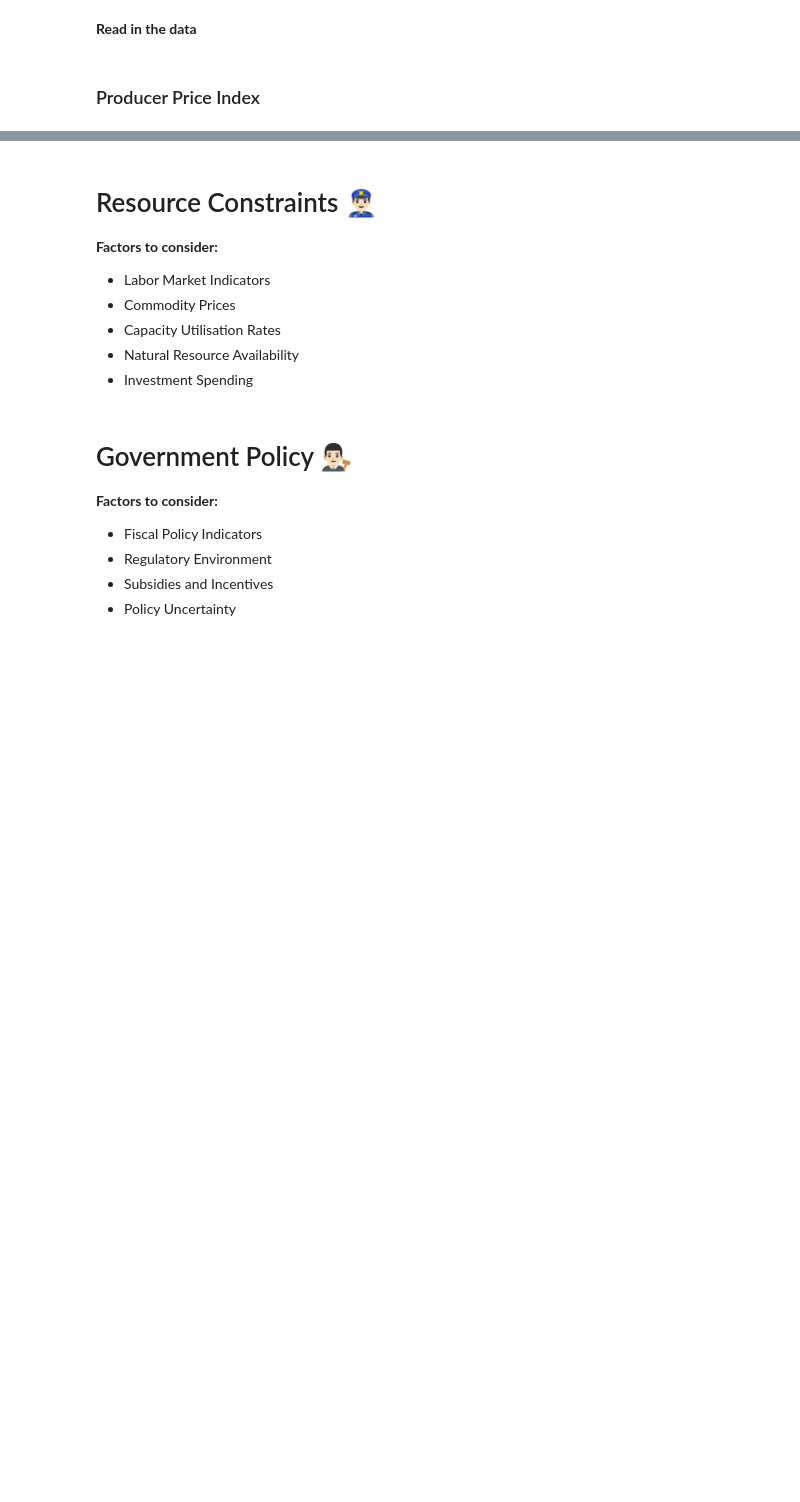
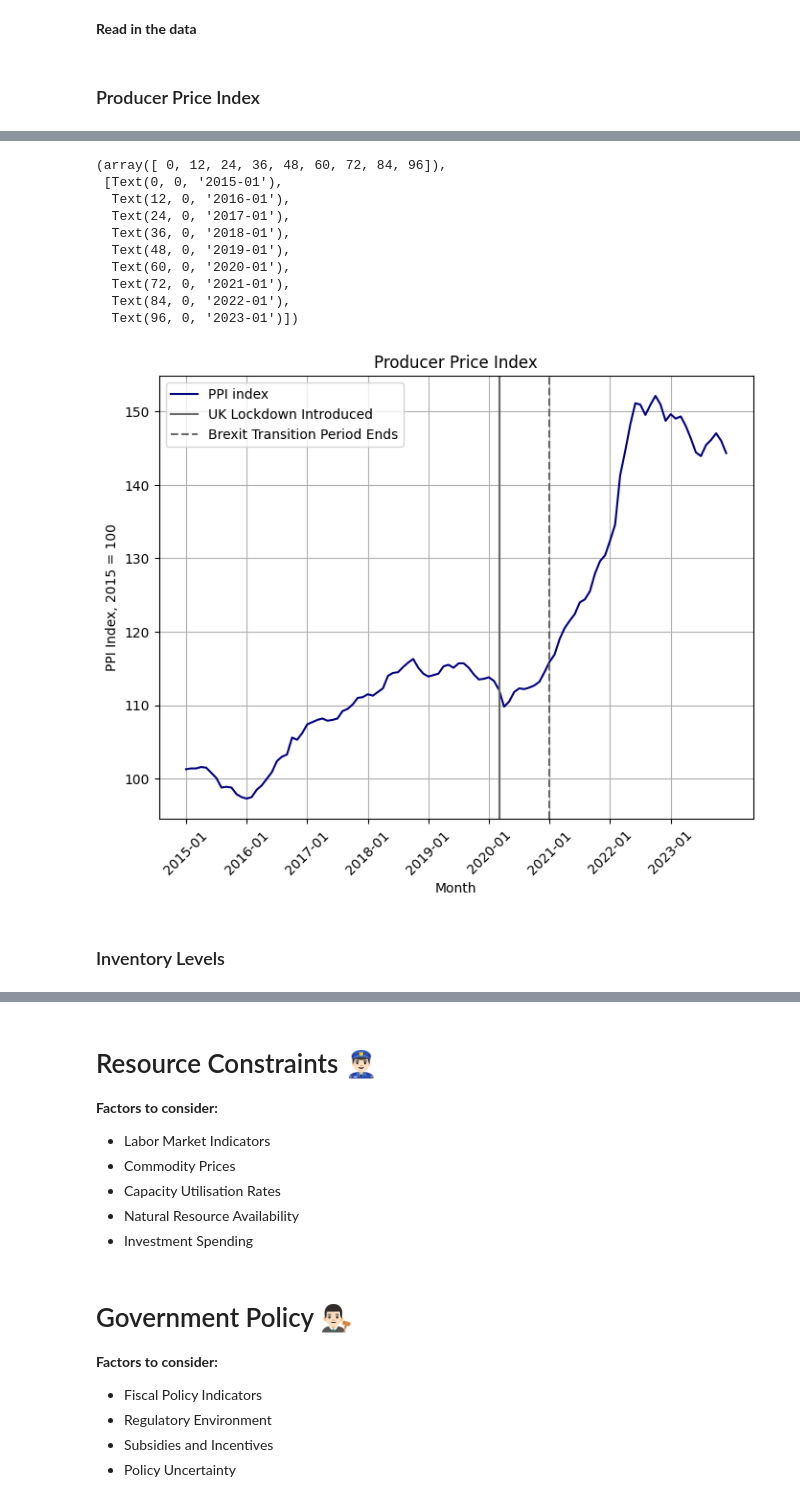
Before and after one commit to ollie-gregory/Supply-Side-Immobility-and-Inflation-in-the-UK, a Jupyter notebook: data_analysis.ipynb, the cells around one changed output, grey strips where cells are left out. Drawn from its saved outputs; the diff is of its cells as text; code cells hidden in the pictures; blank space fills up the shorter version.

Commit message:
Plot supply contraints data

```diff
--- a/data_analysis.ipynb
+++ b/data_analysis.ipynb
@@ -34,0 +36,30 @@ PPI_df.head()
+# %%
+fig = plt.figure(figsize=(8,6))
+
+ax = fig.subplots(1,1)
+
+ax.plot(PPI_df["Month"], PPI_df["PPI Index"], label = "PPI index", color = "navy")
+ax.set_xlabel("Month")
+ax.set_ylabel("PPI Index, 2015 = 100")
+ax.grid(True)
+ax.set_title("Producer Price Index")
+six_month_ticks = range(0, len(PPI_df["Month"]), 12)
+ax.set_xticks(six_month_ticks)
+ax.axvline(PPI_df["Month"][62], color='dimgray', label="UK Lockdown Introduced")
+ax.axvline(PPI_df["Month"][72], color='dimgray', linestyle ='--', label="Brexit Transition Period Ends")
+ax.legend()
+plt.xticks(rotation=45)
+# %% [output]
+(array([ 0, 12, 24, 36, 48, 60, 72, 84, 96]),
+ [Text(0, 0, '2015-01'),
+  Text(12, 0, '2016-01'),
+  Text(24, 0, '2017-01'),
+  Text(36, 0, '2018-01'),
+  Text(48, 0, '2019-01'),
+  Text(60, 0, '2020-01'),
+  Text(72, 0, '2021-01'),
+  Text(84, 0, '2022-01'),
+  Text(96, 0, '2023-01')])
+[figure, added]
+# %% [markdown]
+### Inventory Levels
```
Also changed, not shown: parts of 13 cells of this notebook, 5 other files.
